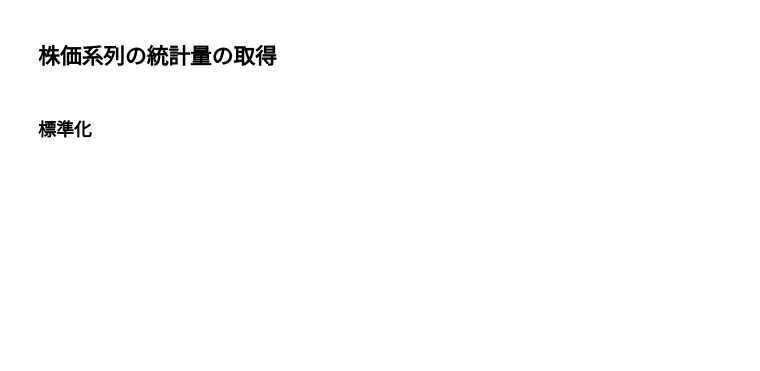
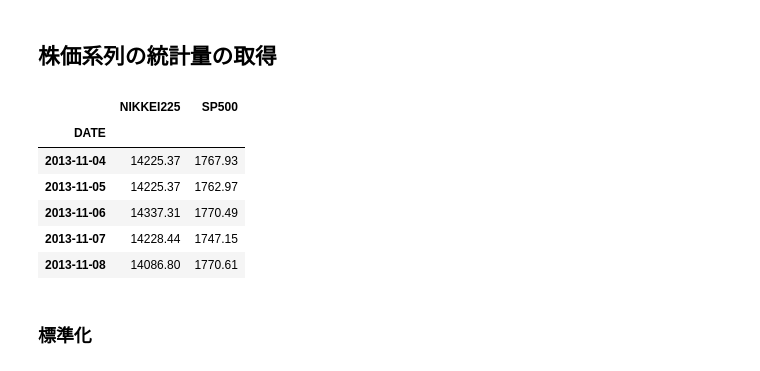
Before and after one commit to puva01/thesis, a Jupyter notebook: getStock.ipynb, the cells around one changed output. Drawn from its saved outputs; the diff is of its cells as text; code cells hidden in the pictures; blank space fills up the shorter version.

```diff
--- a/getStock.ipynb
+++ b/getStock.ipynb
@@ -15,3 +15,13 @@ stocks = web.DataReader(["NIKKEI225","SP500"], "fred", start, end).fillna(method
+# %%
+stocks.head()
+# %% [output]
+|  | NIKKEI225 | SP500 |
+| DATE |  |  |
+| 2013-11-04 | 14225.37 | 1767.93 |
+| 2013-11-05 | 14225.37 | 1762.97 |
+| 2013-11-06 | 14337.31 | 1770.49 |
+| 2013-11-07 | 14228.44 | 1747.15 |
+| 2013-11-08 | 14086.80 | 1770.61 |
 # %% [markdown]
 ### 標準化
 # %%
```
Also changed, not shown: parts of 9 cells of this notebook, 2 other files.
